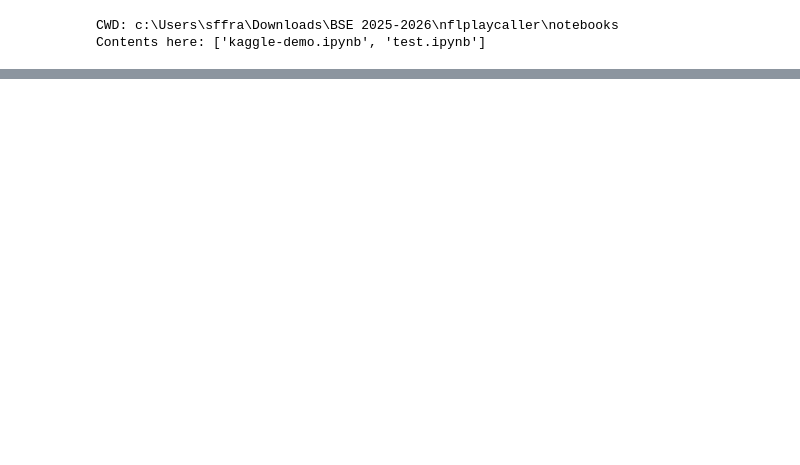
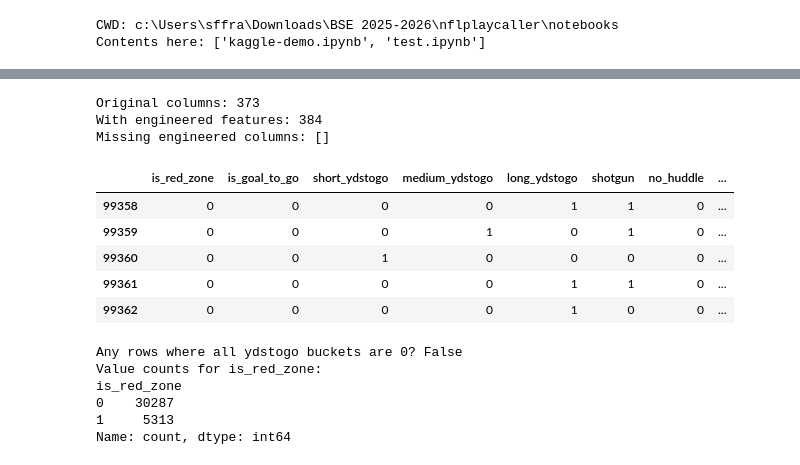
Before and after one commit to samuelfraley-bse/nflrunpass, a Jupyter notebook: notebooks/test.ipynb, the cells around one changed output, grey strips where cells are left out. Saved outputs shown, nothing was run; the diff lists cells and outputs as text; code cells hidden in the pictures; blank space fills up the shorter version.

```diff
--- a/notebooks/test.ipynb
+++ b/notebooks/test.ipynb
@@ -102,0 +118,52 @@ df_feat[[
+# %%
+df_feat = features.add_engineered_features(df_model)
+
+print("Original columns:", len(df_model.columns))
+print("With engineered features:", len(df_feat.columns))
+
+engineered_cols = [
+    "is_red_zone",
+    "is_goal_to_go",
+    "short_ydstogo",
+    "medium_ydstogo",
+    "long_ydstogo",
+    "shotgun",
+    "no_huddle",
+    "score_differential",
+    "is_trailing",
+    "is_tied",
+    "is_leading",
+    "is_fourth_qtr",
+    "late_half",
+    "is_home_offense",
+]
+
+print("Missing engineered columns:",
+      [c for c in engineered_cols if c not in df_feat.columns])
+
+df_feat[engineered_cols].head()
+# %% [output]
+Original columns: 373
+With engineered features: 384
+Missing engineered columns: []
+|  | is_red_zone | is_goal_to_go | short_ydstogo | medium_ydstogo | long_ydstogo | shotgun | no_huddle | ... |
+| 99358 | 0 | 0 | 0 | 0 | 1 | 1 | 0 | ... |
+| 99359 | 0 | 0 | 0 | 1 | 0 | 1 | 0 | ... |
+| 99360 | 0 | 0 | 1 | 0 | 0 | 0 | 0 | ... |
+| 99361 | 0 | 0 | 0 | 0 | 1 | 1 | 0 | ... |
+| 99362 | 0 | 0 | 0 | 0 | 1 | 0 | 0 | ... |
+# %%
+print("Any rows where all ydstogo buckets are 0?",
+      ((df_feat["short_ydstogo"] == 0) &
+       (df_feat["medium_ydstogo"] == 0) &
+       (df_feat["long_ydstogo"] == 0)).any())
+
+print("Value counts for is_red_zone:")
+print(df_feat["is_red_zone"].value_counts(dropna=False))
+# %% [output]
+Any rows where all ydstogo buckets are 0? False
+Value counts for is_red_zone:
+is_red_zone
+0    30287
+1     5313
+Name: count, dtype: int64
```
Also changed, not shown: parts of 17 cells of this notebook, 8 other files.
